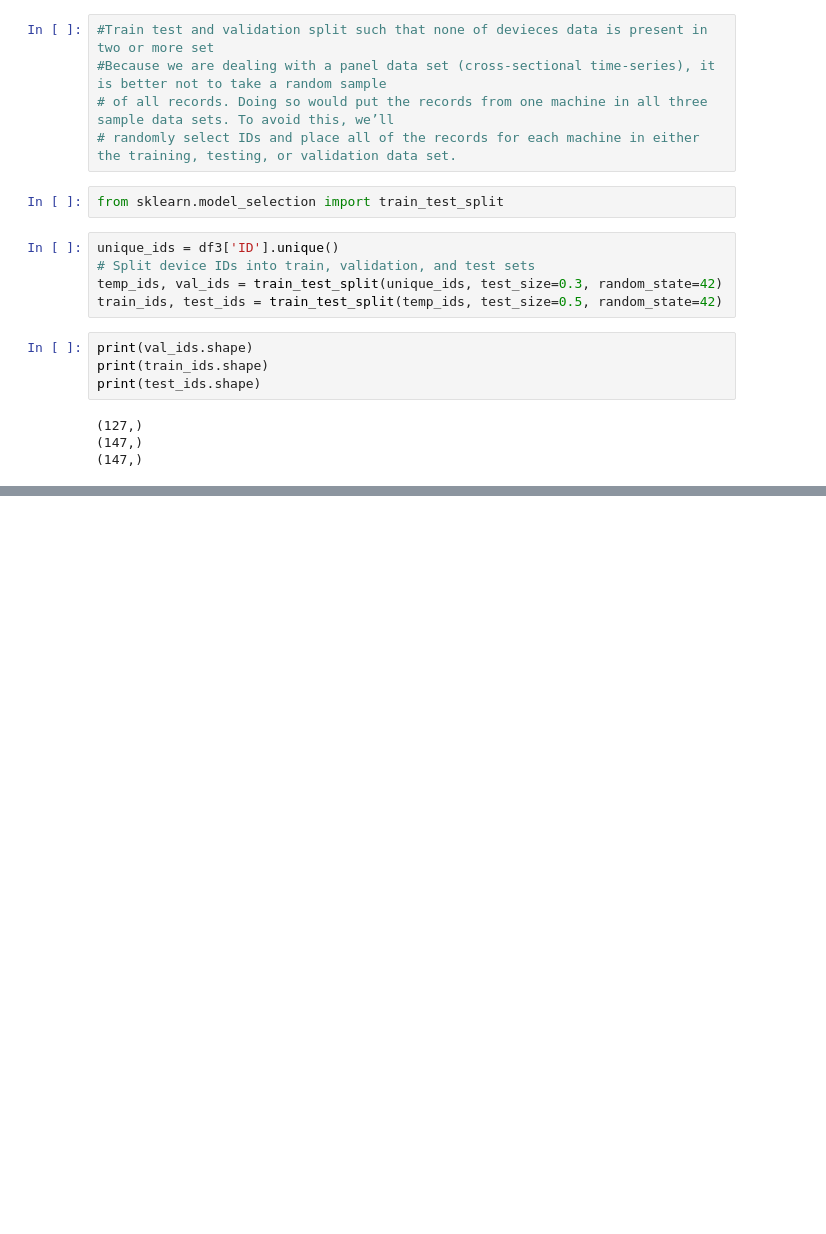
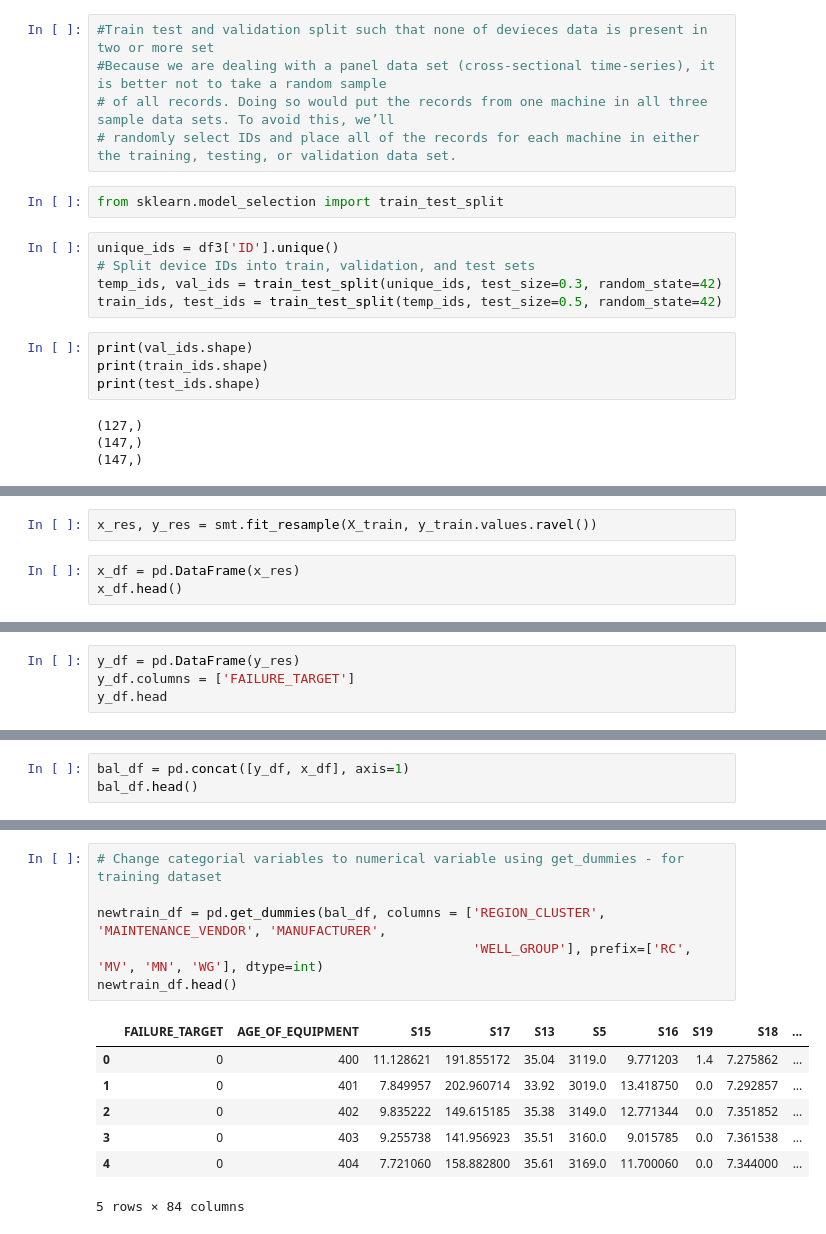
Before and after one commit to amitsas94/equipment_failure, a Jupyter notebook: components/EDA_equipment_failure.ipynb, the cells around one changed output, grey strips where cells are left out. Drawn from its saved outputs; the diff is of its cells as text; blank space fills up the shorter version.

```diff
--- a/components/EDA_equipment_failure.ipynb
+++ b/components/EDA_equipment_failure.ipynb
@@ -501,0 +545,5 @@ print(test_df.shape)
+# %%
+x_res, y_res = smt.fit_resample(X_train, y_train.values.ravel())
+# %%
+x_df = pd.DataFrame(x_res)
+x_df.head()
@@ -501,0 +558,4 @@ print(test_df.shape)
+# %%
+y_df = pd.DataFrame(y_res)
+y_df.columns = ['FAILURE_TARGET']
+y_df.head
@@ -501,0 +585,3 @@ print(test_df.shape)
+# %%
+bal_df = pd.concat([y_df, x_df], axis=1)
+bal_df.head()
@@ -501,0 +596,14 @@ print(test_df.shape)
+# %%
+# Change categorial variables to numerical variable using get_dummies - for training dataset
+
+newtrain_df = pd.get_dummies(bal_df, columns = ['REGION_CLUSTER', 'MAINTENANCE_VENDOR', 'MANUFACTURER',
+                                                'WELL_GROUP'], prefix=['RC', 'MV', 'MN', 'WG'], dtype=int)
+newtrain_df.head()
+# %% [output]
+|  | FAILURE_TARGET | AGE_OF_EQUIPMENT | S15 | S17 | S13 | S5 | S16 | S19 | S18 | ... |
+| 0 | 0 | 400 | 11.128621 | 191.855172 | 35.04 | 3119.0 | 9.771203 | 1.4 | 7.275862 | ... |
+| 1 | 0 | 401 | 7.849957 | 202.960714 | 33.92 | 3019.0 | 13.418750 | 0.0 | 7.292857 | ... |
+| 2 | 0 | 402 | 9.835222 | 149.615185 | 35.38 | 3149.0 | 12.771344 | 0.0 | 7.351852 | ... |
+| 3 | 0 | 403 | 9.255738 | 141.956923 | 35.51 | 3160.0 | 9.015785 | 0.0 | 7.361538 | ... |
+| 4 | 0 | 404 | 7.721060 | 158.882800 | 35.61 | 3169.0 | 11.700060 | 0.0 | 7.344000 | ... |
+5 rows × 84 columns
```
Also changed, not shown: parts of 18 cells of this notebook.
